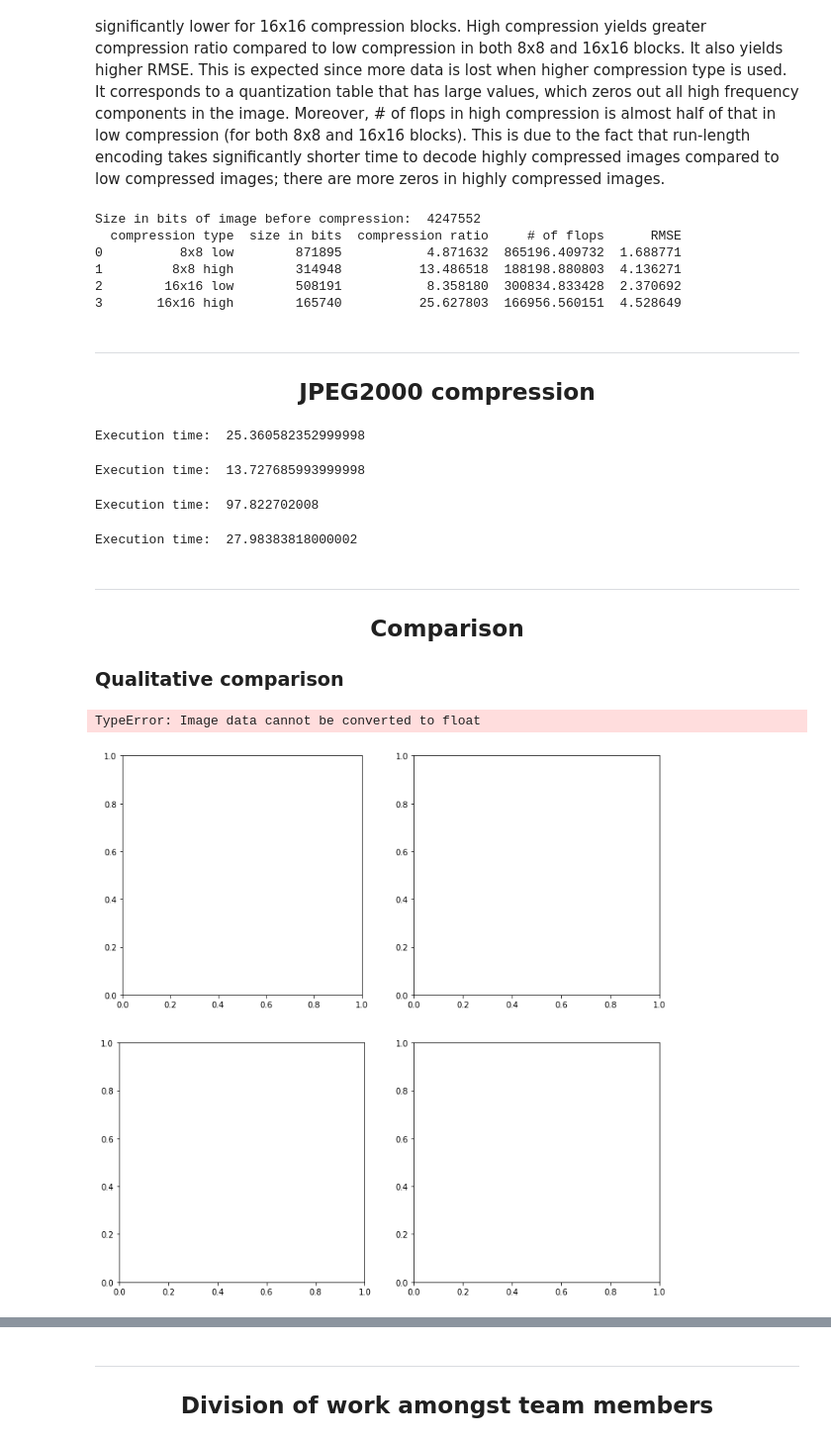
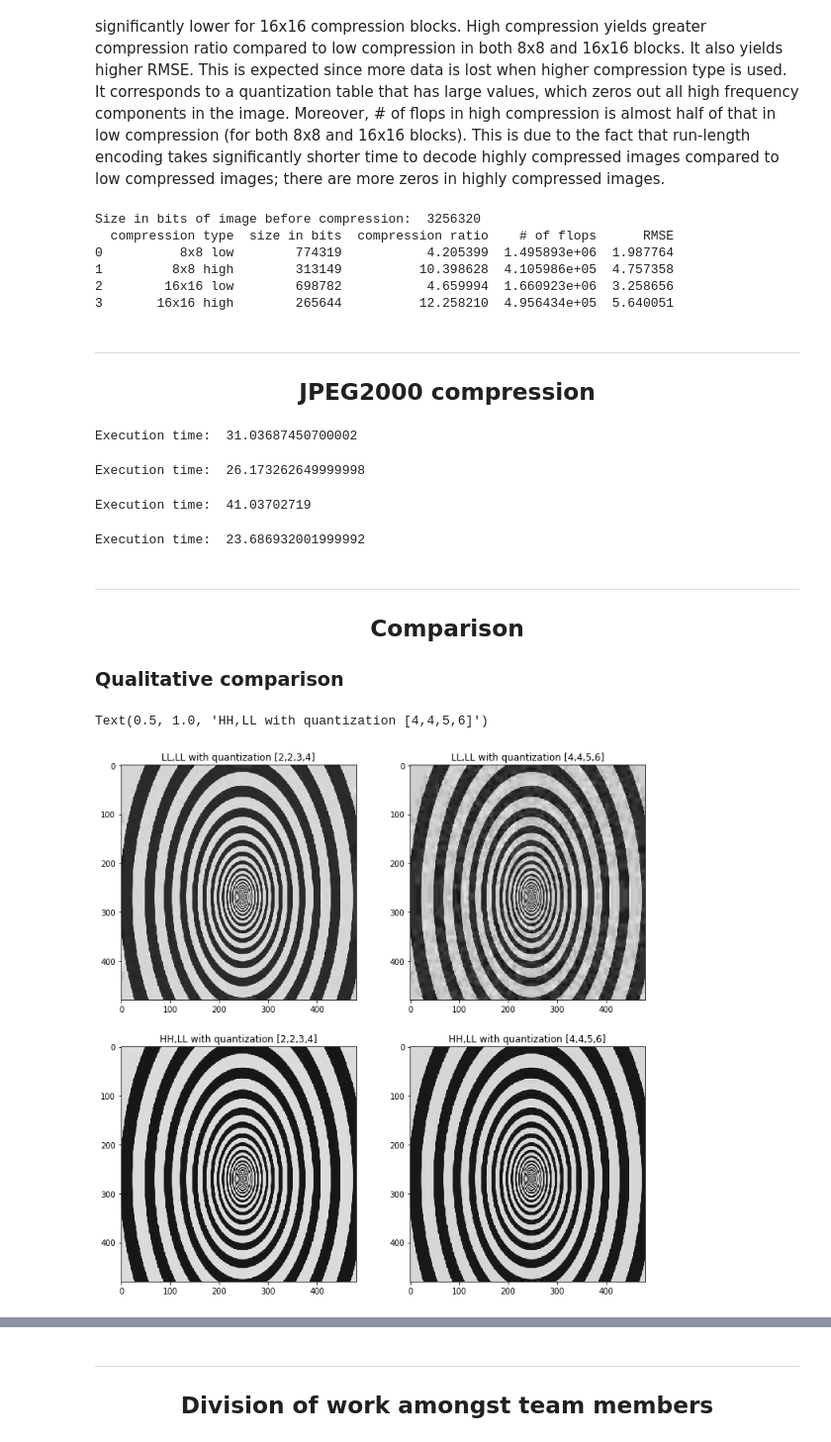
Before and after one commit to mmahrouss/JPEG-Compression, a Jupyter notebook: main.ipynb, the cells around one changed output, grey strips where cells are left out. Shown at 99% size. Cells and saved outputs as stored; diff of their text form; code cells hidden in the pictures.

```diff
--- a/main.ipynb
+++ b/main.ipynb
@@ -30,7 +30,7 @@ import main_2000 as m2
 # %%
 # Display the image
 
-im = Image.open('images/landscape2.jpg')
+im = Image.open('images/contrast.jpg')
 im = im.convert("L")
 im
 # %% [output]
@@ -205,12 +205,12 @@ df = pd.DataFrame(data)
 # Print the output.
 print(df)
 # %% [output]
-Size in bits of image before compression:  4247552
-  compression type  size in bits  compression ratio     # of flops      RMSE
-0          8x8 low        871895           4.871632  865196.409732  1.688771
-1         8x8 high        314948          13.486518  188198.880803  4.136271
-2        16x16 low        508191           8.358180  300834.833428  2.370692
-3       16x16 high        165740          25.627803  166956.560151  4.528649
+Size in bits of image before compression:  3256320
+  compression type  size in bits  compression ratio    # of flops      RMSE
+0          8x8 low        774319           4.205399  1.495893e+06  1.987764
+1         8x8 high        313149          10.398628  4.105986e+05  4.757358
+2        16x16 low        698782           4.659994  1.660923e+06  3.258656
+3       16x16 high        265644          12.258210  4.956434e+05  5.640051
 # %% [markdown]
 
 
@@ -242,7 +242,7 @@ execution_time.append(timeit.default_timer() - start)
 
 print("Execution time: ", execution_time[0])
 # %% [output]
-Execution time:  25.360582352999998
+Execution time:  31.03687450700002
 # %%
 quantization_Array = [4, 4, 5, 6]
 
@@ -256,7 +256,7 @@ execution_time.append(timeit.default_timer() - start)
 
 print("Execution time: ", execution_time[1])
 # %% [output]
-Execution time:  13.727685993999998
+Execution time:  26.173262649999998
 # %%
 levels = [[1],[1,0]]
 
@@ -273,7 +273,7 @@ execution_time.append(timeit.default_timer() - start)
 
 print("Execution time: ", execution_time[2])
 # %% [output]
-Execution time:  97.822702008
+Execution time:  41.03702719
 # %%
 quantization_Array = [4, 4, 5, 6]
 
@@ -286,7 +286,7 @@ execution_time.append(timeit.default_timer() - start)
 
 print("Execution time: ", execution_time[3])
 # %% [output]
-Execution time:  27.98383818000002
+Execution time:  23.686932001999992
 # %% [markdown]
 
 
@@ -298,17 +298,17 @@ Execution time:  27.98383818000002
 <h3 align="left"><font face = "Times New Roman">Qualitative comparison</font></h2>
 # %%
 f, axarr = plt.subplots(2,2, figsize = (12,12))
-axarr[0,0].imshow(reconstructed[0].resize((im.size[0],im.size[1])), cmap = "gray")
+axarr[0,0].imshow(reconstructed[0], cmap = "gray")
 axarr[0,0].set_title("LL,LL with quantization [2,2,3,4]")
 axarr[0,1].imshow(reconstructed[1], cmap = "gray")
 axarr[0,1].set_title("LL,LL with quantization [4,4,5,6]")
 axarr[1,0].imshow(reconstructed[2], cmap = "gray")
 axarr[1,0].set_title("HH,LL with quantization [2,2,3,4]")
 axarr[1,1].imshow(reconstructed[3], cmap = "gray")
 axarr[1,1].set_title("HH,LL with quantization [4,4,5,6]")
 # %% [output]
-TypeError: Image data cannot be converted to float
+Text(0.5, 1.0, 'HH,LL with quantization [4,4,5,6]')
-[figure, old version]
+[figure, new version]
 # %%
 # Amount of compression achieved
 imarr = check_image(im)
```
Also changed, not shown: parts of 7 cells of this notebook.
